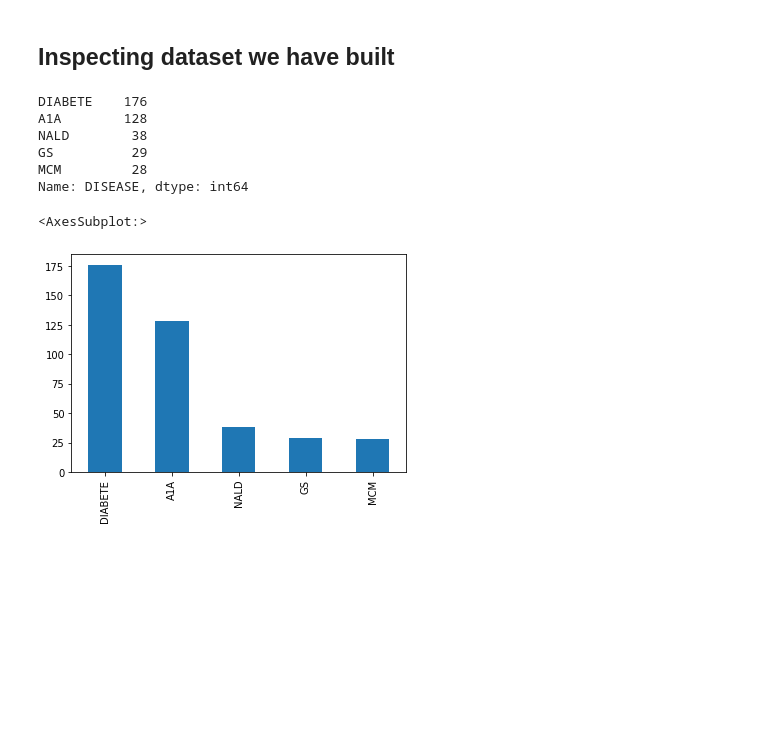
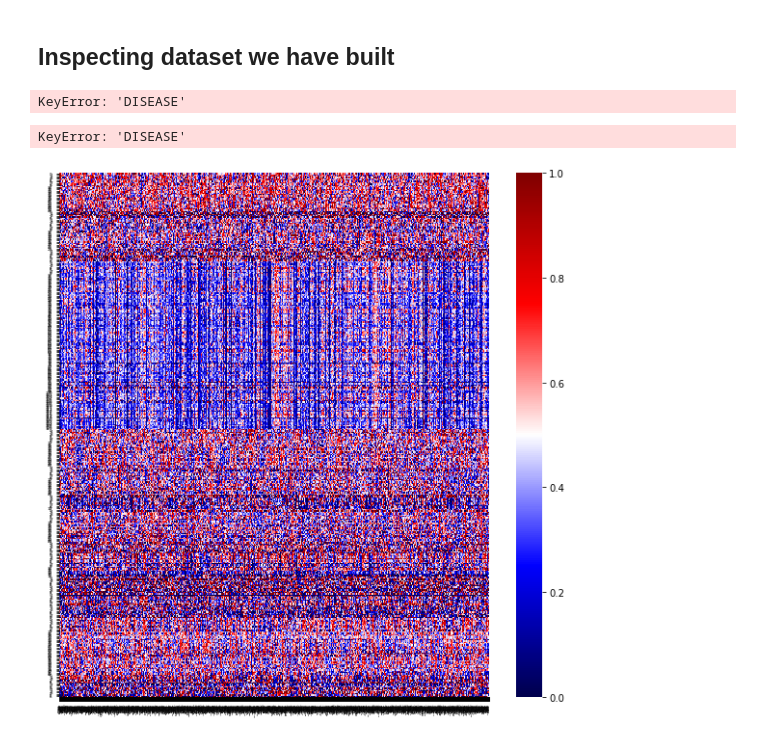
Before and after one commit to federicosilvestri/chl-project, a Jupyter notebook: src/notebooks/dataset_loading.ipynb, the cells around one changed output. Drawn from its saved outputs; the diff is of its cells as text; code cells hidden in the pictures; blank space fills up the shorter version.

Commit message:
Heatmap visualization

```diff
--- a/src/notebooks/dataset_loading.ipynb
+++ b/src/notebooks/dataset_loading.ipynb
@@ -60,17 +61,14 @@ dataset
 399 rows × 4601 columns
 # %% [markdown]
 ## Inspecting dataset we have built
+# %%
+dataset['DISEASE']
+# %% [output]
+KeyError: 'DISEASE'
 # %%
 # plotting the number of sample for each disease
-disease = dataset.DISEASE.value_counts()
+disease = dataset['DISEASE'].value_counts()
 print(disease)
 disease.plot.bar()
 # %% [output]
-DIABETE    176
-A1A        128
-NALD        38
-GS          29
-MCM         28
-Name: DISEASE, dtype: int64
+KeyError: 'DISEASE'
-<AxesSubplot:>
-[figure, removed]
@@ -76,0 +79,4 @@ Name: DISEASE, dtype: int64
+# %%
+visuz.gene_exp.hmap(df=dataset.astype(float), rowclus=False, colclus=False, dim=(10, 10), tickfont=(2, 4), show=True)
+# %% [output]
+[figure, added]
```
Also changed, not shown: parts of 3 cells of this notebook.
